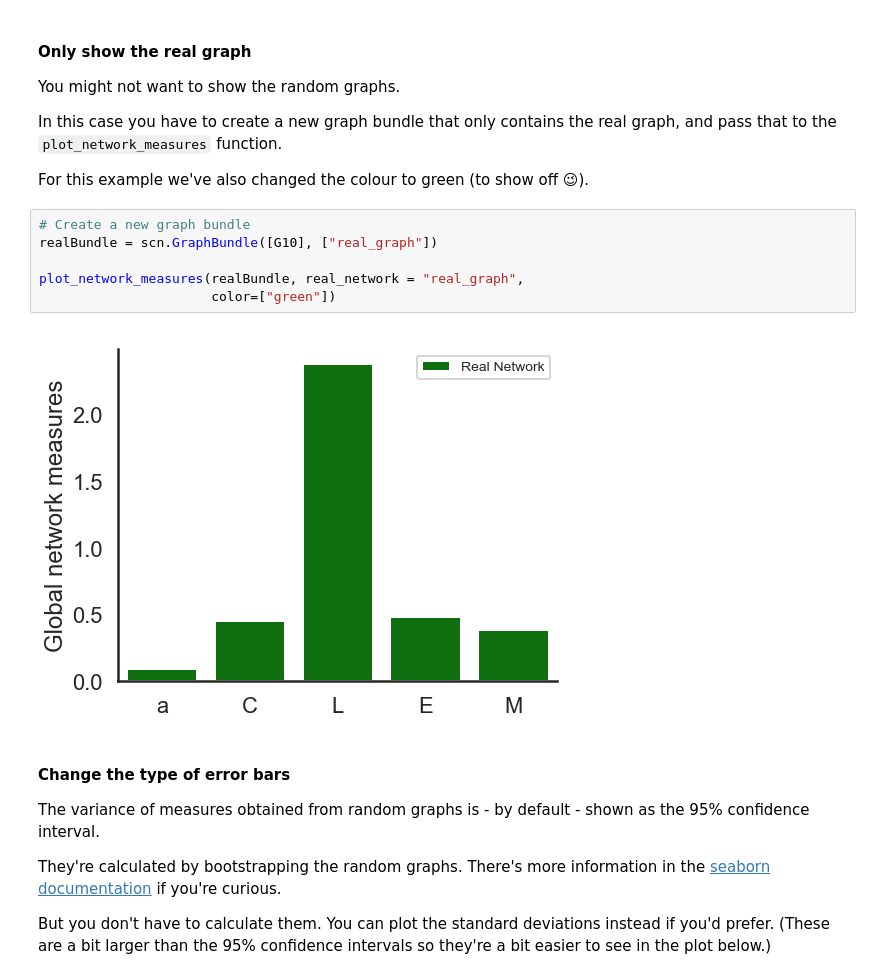
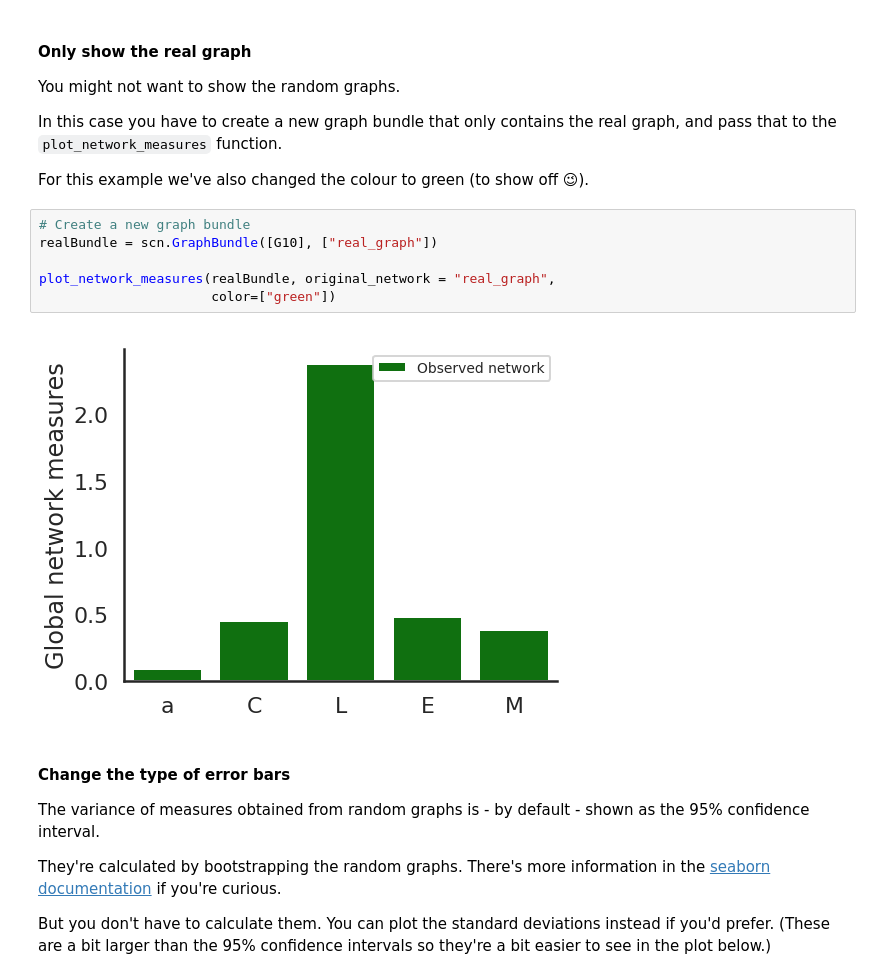
Before and after one commit to WhitakerLab/scona, a Jupyter notebook: tutorials/global_network_viz.ipynb, the cells around one changed output. Cells and saved outputs as stored; diff of their text form.

```diff
--- a/tutorials/global_network_viz.ipynb
+++ b/tutorials/global_network_viz.ipynb
@@ -296,11 +296,11 @@ For this example we've also changed the colour to green (to show off 😉).
 # %%
 # Create a new graph bundle
 realBundle = scn.GraphBundle([G10], ["real_graph"])
 
-plot_network_measures(realBundle, real_network = "real_graph",
+plot_network_measures(realBundle, original_network = "real_graph",
                       color=["green"])
 # %% [output]
-[figure, old version]
+[figure, new version]
 # %% [markdown]
 #### Change the type of error bars
 
```
Also changed, not shown: parts of 23 cells of this notebook, 5 other files.
